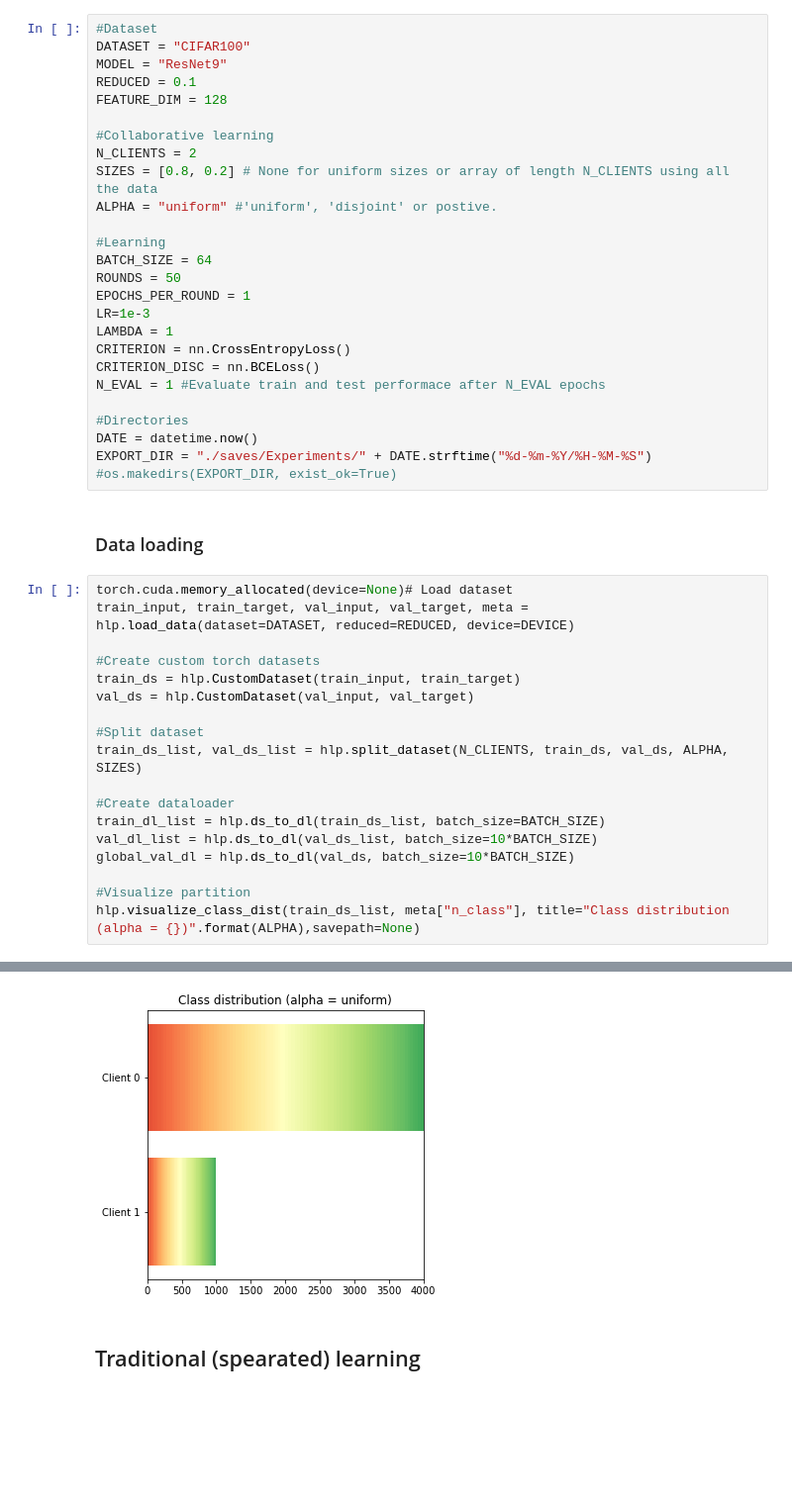
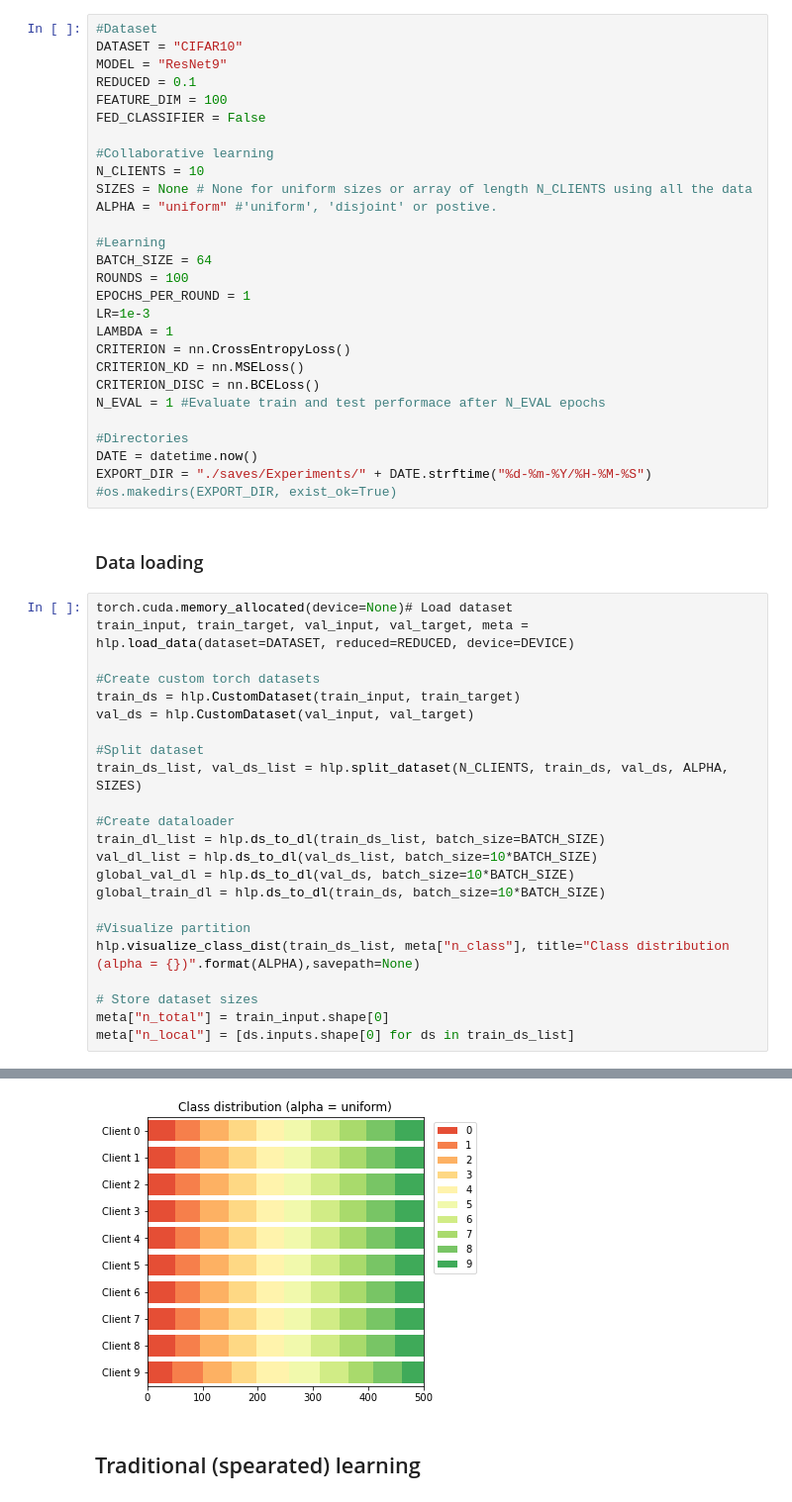
Before and after one commit to jingax/Multi-Fed, a Jupyter notebook: PrivateKD.ipynb, the cells around one changed output, grey strips where cells are left out. Shown at 99% size. Cells and saved outputs as stored; diff of their text form; blank space fills up the shorter version.

```diff
--- a/PrivateKD.ipynb
+++ b/PrivateKD.ipynb
@@ -41,23 +41,25 @@ Device: cuda:7
 ### Parameters
 # %%
 #Dataset
-DATASET = "CIFAR100"
+DATASET = "CIFAR10"
 MODEL = "ResNet9"
 REDUCED = 0.1
-FEATURE_DIM = 128
+FEATURE_DIM = 100
+FED_CLASSIFIER = False
 
 #Collaborative learning
-N_CLIENTS = 2
-SIZES = [0.8, 0.2] # None for uniform sizes or array of length N_CLIENTS using all the data
+N_CLIENTS = 10
+SIZES = None # None for uniform sizes or array of length N_CLIENTS using all the data
 ALPHA = "uniform" #'uniform', 'disjoint' or postive.
 
 #Learning
 BATCH_SIZE = 64
-ROUNDS = 50
+ROUNDS = 100
 EPOCHS_PER_ROUND = 1
 LR=1e-3
 LAMBDA = 1
 CRITERION = nn.CrossEntropyLoss()
+CRITERION_KD = nn.MSELoss()
 CRITERION_DISC = nn.BCELoss()
 N_EVAL = 1 #Evaluate train and test performace after N_EVAL epochs
 
@@ -70,31 +72,36 @@ EXPORT_DIR = "./saves/Experiments/" + DATE.strftime("%d-%m-%Y/%H-%M-%S")
 # %%
 torch.cuda.memory_allocated(device=None)# Load dataset
 train_input, train_target, val_input, val_target, meta = hlp.load_data(dataset=DATASET, reduced=REDUCED, device=DEVICE)
 
 #Create custom torch datasets
 train_ds = hlp.CustomDataset(train_input, train_target)
 val_ds = hlp.CustomDataset(val_input, val_target)
 
 #Split dataset
 train_ds_list, val_ds_list = hlp.split_dataset(N_CLIENTS, train_ds, val_ds, ALPHA, SIZES)
 
 #Create dataloader
 train_dl_list = hlp.ds_to_dl(train_ds_list, batch_size=BATCH_SIZE)
 val_dl_list = hlp.ds_to_dl(val_ds_list, batch_size=10*BATCH_SIZE)
 global_val_dl = hlp.ds_to_dl(val_ds, batch_size=10*BATCH_SIZE)
+global_train_dl = hlp.ds_to_dl(train_ds, batch_size=10*BATCH_SIZE)
 
 #Visualize partition
 hlp.visualize_class_dist(train_ds_list, meta["n_class"], title="Class distribution (alpha = {})".format(ALPHA),savepath=None)
+
+# Store dataset sizes
+meta["n_total"] = train_input.shape[0]
+meta["n_local"] = [ds.inputs.shape[0] for ds in train_ds_list]
 # %% [output]
 ** Using CIFAR **
 Load train data...
 Files already downloaded and verified
 Load validation data...
 Files already downloaded and verified
 Dataset sizes:
         - Train: (5000, 3, 32, 32) (61.48 MB)
         - Validation (1000, 3, 32, 32) (12.296 MB)
-[figure, old version]
+[figure, new version]
 # %% [markdown]
 ## Traditional (spearated) learning
 # %%
```
Also changed, not shown: parts of 20 cells of this notebook, 3 other files.
